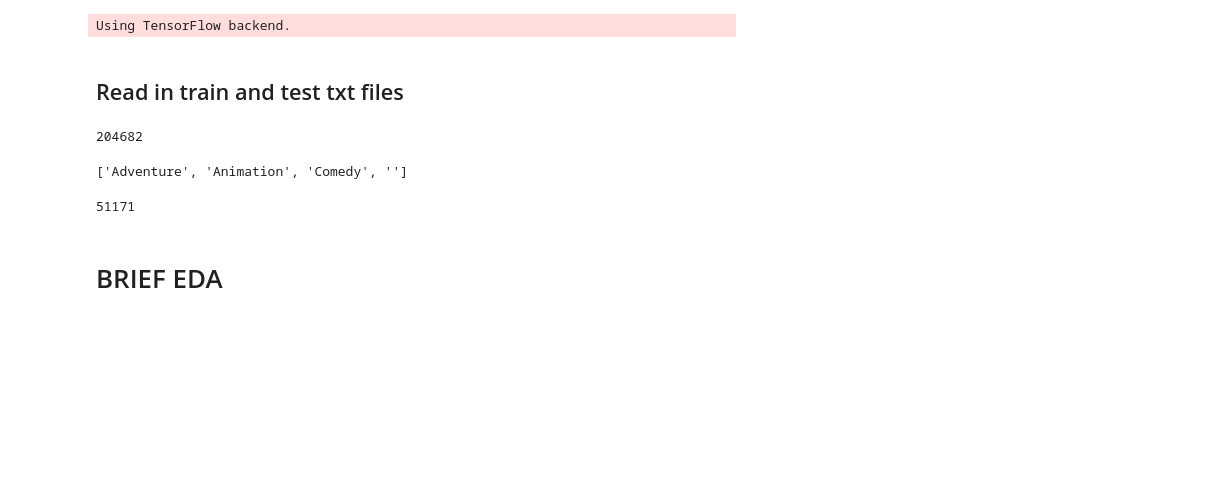
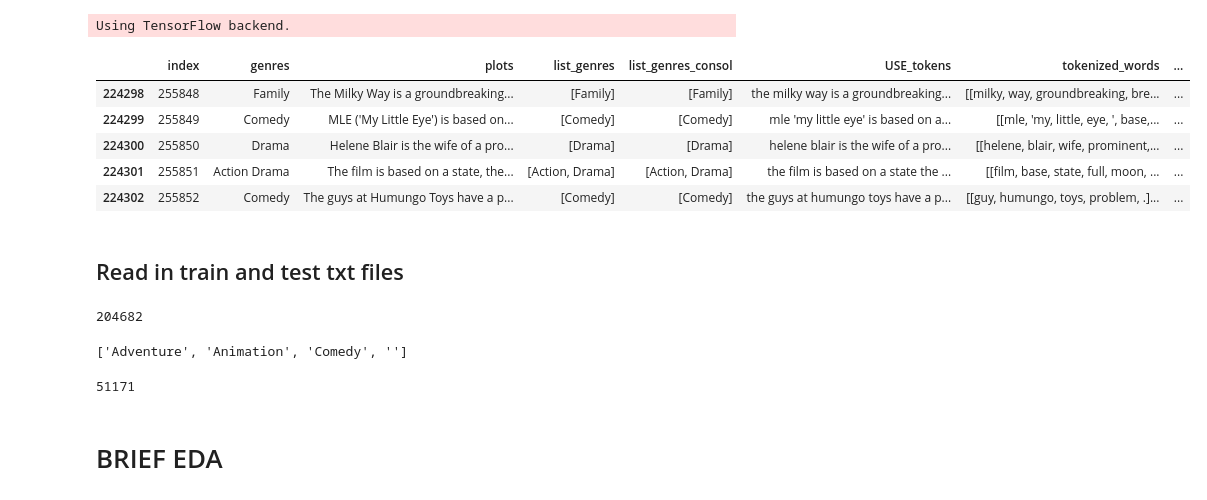
Before and after one commit to sharadv99/w266-Final-Proj, a Jupyter notebook: Initial_Analysis.ipynb, the cells around one changed output. Drawn from its saved outputs; the diff is of its cells as text; code cells hidden in the pictures; blank space fills up the shorter version.

```diff
--- a/Initial_Analysis.ipynb
+++ b/Initial_Analysis.ipynb
@@ -38,5 +39,20 @@ from sklearn.metrics import precision_score, recall_score, f1_score, precision_r
 # %% [output]
 Using TensorFlow backend.
+# %%
+full_data = pd.read_pickle("./local/full_data.pkl")
+USE_sent_embed = np.load("./local/USE_token_sentence_embeddings.npy")
+full_data["USE_token_sentence_embeddings"] = USE_sent_embed.tolist()
+# %%
+full_data = full_data.reset_index()
+# %%
+full_data.tail()
+# %% [output]
+|  | index | genres | plots | list_genres | list_genres_consol | USE_tokens | tokenized_words | ... |
+| 224298 | 255848 | Family | The Milky Way is a groundbreaking... | [Family] | [Family] | the milky way is a groundbreaking... | [[milky, way, groundbreaking, bre... | ... |
+| 224299 | 255849 | Comedy | MLE ('My Little Eye') is based on... | [Comedy] | [Comedy] | mle 'my little eye' is based on a... | [[mle, 'my, little, eye, ', base,... | ... |
+| 224300 | 255850 | Drama | Helene Blair is the wife of a pro... | [Drama] | [Drama] | helene blair is the wife of a pro... | [[helene, blair, wife, prominent,... | ... |
+| 224301 | 255851 | Action Drama | The film is based on a state, the... | [Action, Drama] | [Action, Drama] | the film is based on a state the ... | [[film, base, state, full, moon, ... | ... |
+| 224302 | 255852 | Comedy | The guys at Humungo Toys have a p... | [Comedy] | [Comedy] | the guys at humungo toys have a p... | [[guy, humungo, toys, problem, .]... | ... |
 # %% [markdown]
 ## Read in train and test txt files
 # %%
```
Also changed, not shown: parts of 158 cells of this notebook.
